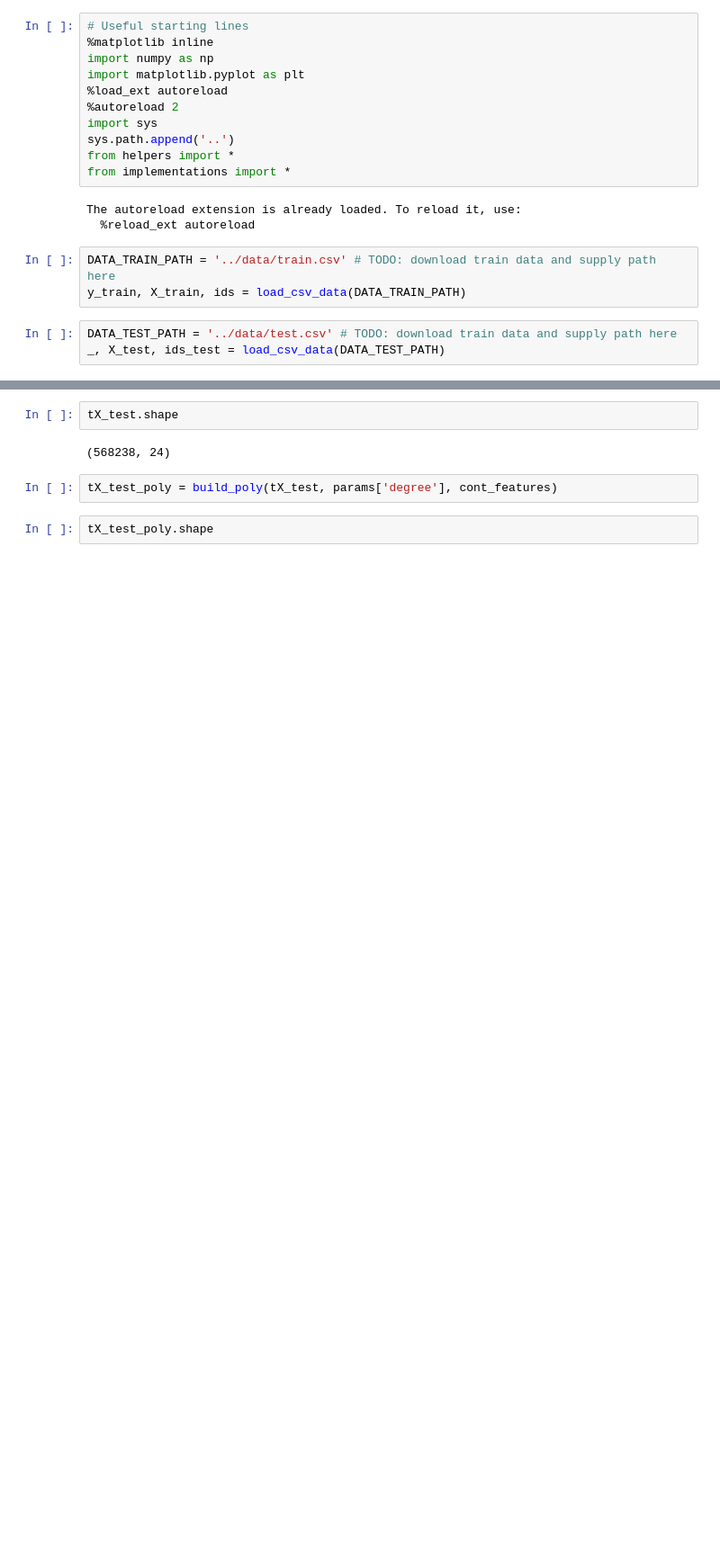
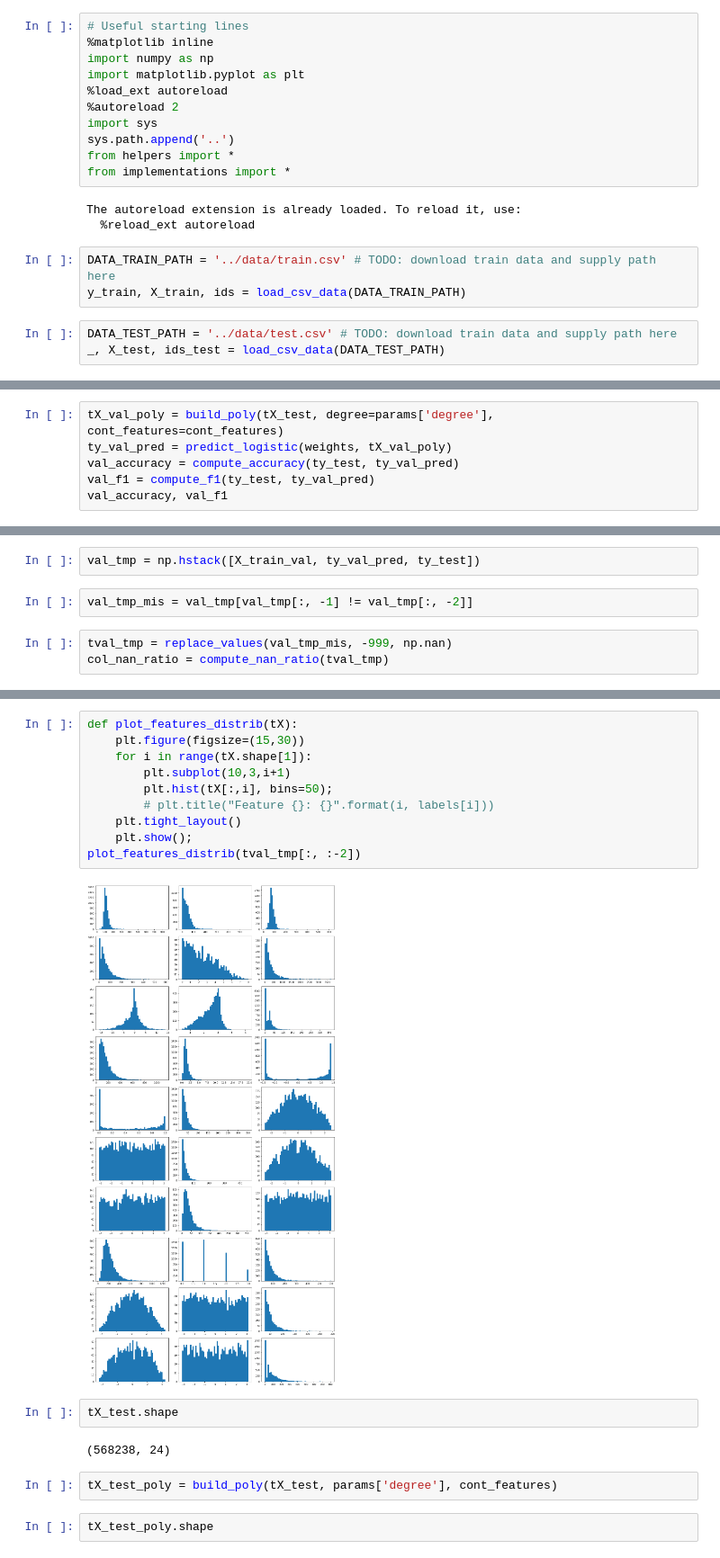
Before and after one commit to mismayil/higgs-boson, a Jupyter notebook: notebooks/logistic_regression.ipynb, the cells around one changed output, grey strips where cells are left out. Shown at 90% size. Drawn from its saved outputs; the diff is of its cells as text; blank space fills up the shorter version.

```diff
--- a/notebooks/logistic_regression.ipynb
+++ b/notebooks/logistic_regression.ipynb
@@ -75,0 +141,6 @@ train_accuracy, train_f1
+# %%
+tX_val_poly = build_poly(tX_test, degree=params['degree'], cont_features=cont_features)
+ty_val_pred = predict_logistic(weights, tX_val_poly)
+val_accuracy = compute_accuracy(ty_test, ty_val_pred)
+val_f1 = compute_f1(ty_test, ty_val_pred)
+val_accuracy, val_f1
@@ -75,0 +149,7 @@ train_accuracy, train_f1
+# %%
+val_tmp = np.hstack([X_train_val, ty_val_pred, ty_test])
+# %%
+val_tmp_mis = val_tmp[val_tmp[:, -1] != val_tmp[:, -2]]
+# %%
+tval_tmp = replace_values(val_tmp_mis, -999, np.nan)
+col_nan_ratio = compute_nan_ratio(tval_tmp)
@@ -76,3 +166,15 @@ train_accuracy, train_f1
+# %%
+def plot_features_distrib(tX):
+    plt.figure(figsize=(15,30))
+    for i in range(tX.shape[1]):
+        plt.subplot(10,3,i+1)
+        plt.hist(tX[:,i], bins=50);
+        # plt.title("Feature {}: {}".format(i, labels[i]))
+    plt.tight_layout()
+    plt.show();
+plot_features_distrib(tval_tmp[:, :-2])
+# %% [output]
+[figure, added]
 # %%
 tX_test.shape
 # %% [output]
```
Also changed, not shown: parts of 18 cells of this notebook, 3 other files.
